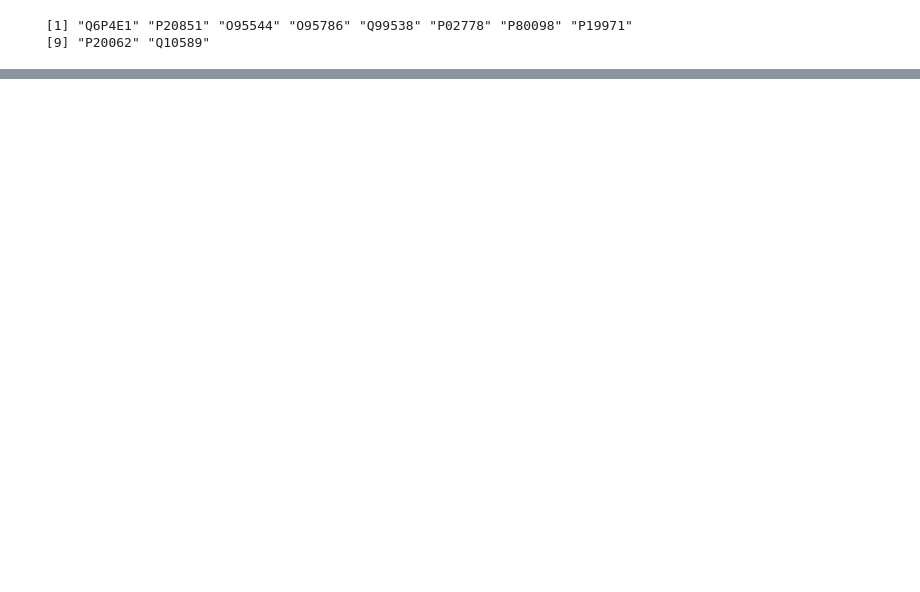
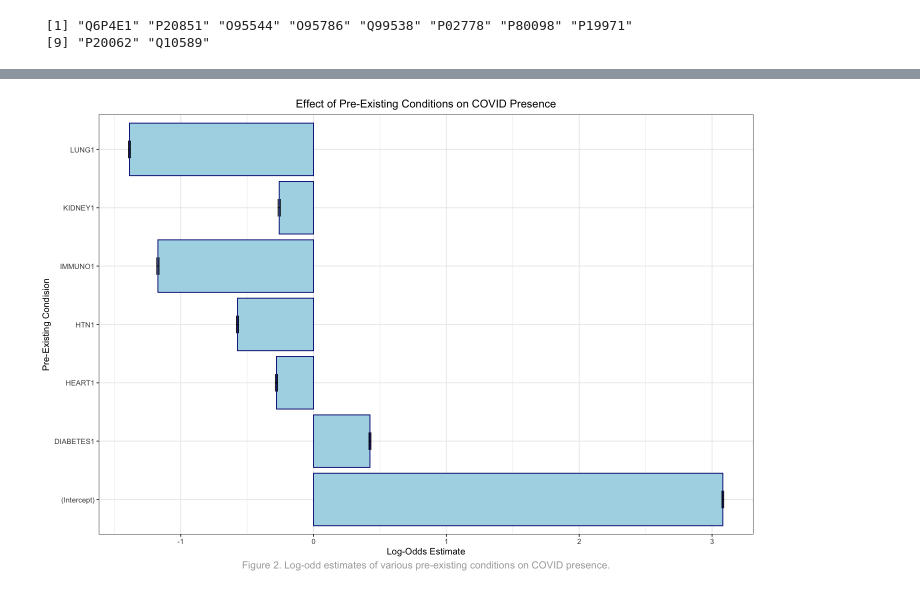
Before and after one commit to jlee2843/covid-analysis, a Jupyter notebook: book/notes/analysis.ipynb, the cells around one changed output, grey strips where cells are left out. Cells and saved outputs as stored; diff of their text form; code cells hidden in the pictures; blank space fills up the shorter version.

```diff
--- a/book/notes/analysis.ipynb
+++ b/book/notes/analysis.ipynb
@@ -245,0 +285,19 @@ visualize_top_10_proteins
+# %%
+compare_pre_existing_conds <- glm(COVID ~ HEART + LUNG + KIDNEY + DIABETES + HTN + IMMUNO,
+            data = pre_existing_df,
+            family = binomial
+      )
+
+pre_existing_summary <- summary(compare_pre_existing_conds)
+print(pre_existing_summary)
+
+pre_existing_summary_df <- data.frame(
+      Condition = rownames(pre_existing_summary$coefficients),
+      Estimate = pre_existing_summary$coefficients[, "Estimate"],
+      STD = pre_existing_summary$coefficients[, "Std. Error"],
+      Z_value = pre_existing_summary$coefficients[, "z value"],
+      p_value = pre_existing_summary$coefficients[, "Pr(>|z|)"]
+)
+
+pre_existing_summary_df |>
+      filter(p_value < 0.05)
@@ -245,0 +332,22 @@ visualize_top_10_proteins
+# %%
+options(repr.plot.width = 12, repr.plot.height = 8)
+
+pre_existing_fig <- ggplot(pre_existing_summary_df, aes(x = Condition, y = Estimate)) +
+  geom_bar(stat = "identity", fill = "lightblue", color="navy") +
+  geom_errorbar(aes(ymin = Estimate - STD, ymax = Estimate + STD), width = 0.3) +
+  theme_bw() +
+  ggtitle("Effect of Pre-Existing Conditions on COVID Presence") +
+  labs(
+    y="Log-Odds Estimate",
+    x="Pre-Existing Condision",
+    caption = "Figure 2. Log-odd estimates of various pre-existing conditions on COVID presence."
+    ) +
+  coord_flip() +
+  theme_bw() +
+      theme(
+            plot.title=element_text(hjust = 0.5),
+            plot.caption=element_text(hjust = 0.5, size=12, colour = "darkgrey"))
+
+pre_existing_fig
+# %% [output]
+[figure, added]
```
Also changed, not shown: parts of 16 cells of this notebook, 1 other file.
